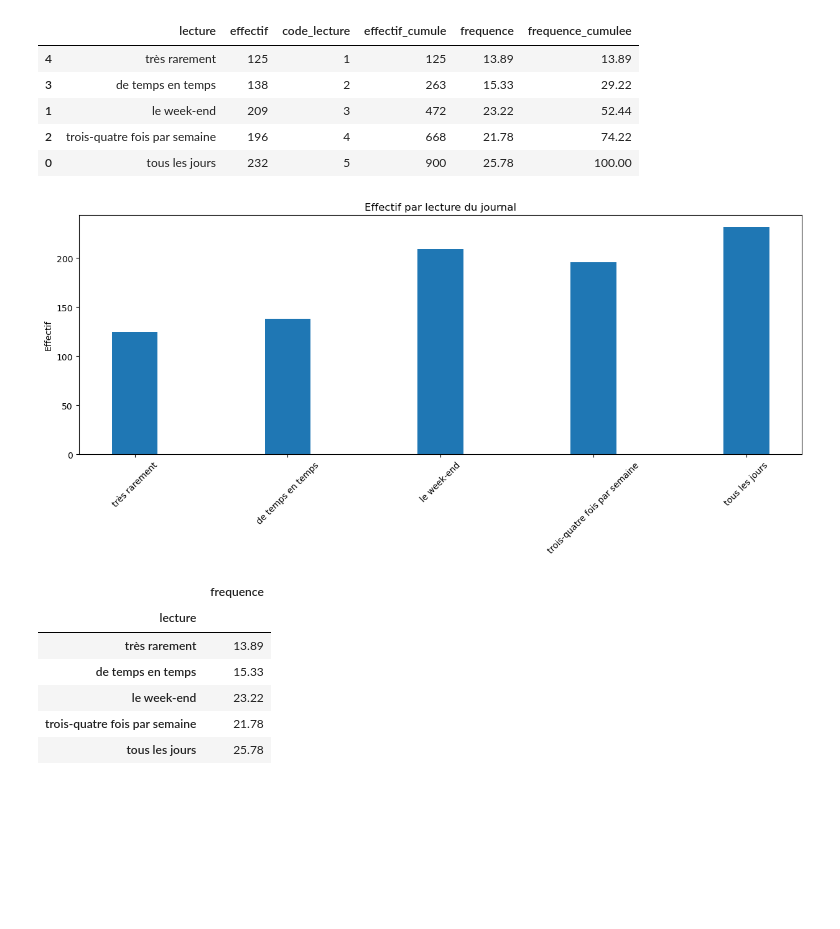
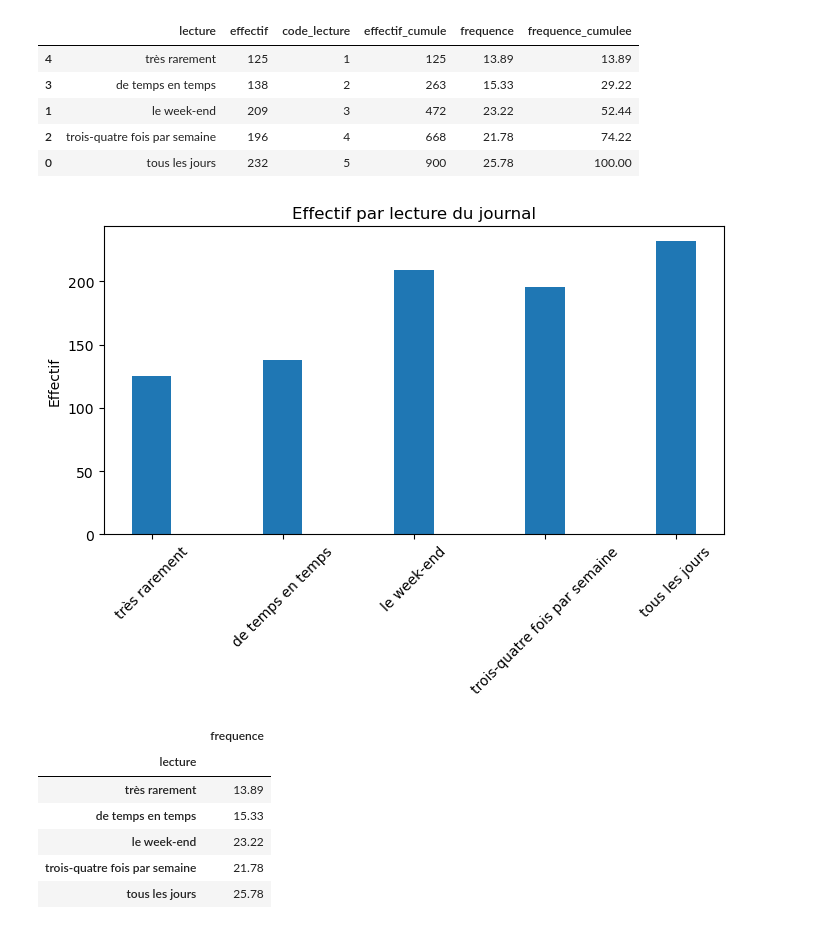
Before and after one commit to Sciences-historiques-numeriques/histoire_numerique_methodes, a Jupyter notebook: statistiques_descriptives/analyse_univariee_quali.ipynb, the cells around one changed output. Saved outputs shown, nothing was run; the diff lists cells and outputs as text; code cells hidden in the pictures; blank space fills up the shorter version.

```diff
--- a/statistiques_descriptives/analyse_univariee_quali.ipynb
+++ b/statistiques_descriptives/analyse_univariee_quali.ipynb
@@ -212,26 +213,26 @@ df_lecture_journal
 # %%
 # Distribution par lecture journal
 
 objects = [l for l in sgb_lecture_journal.index]
 eff = [l for l in sgb_lecture_journal.values]
 
 
 objects = [l for l in df_lecture_journal.sort_values('code_lecture')['lecture']]
 eff = [l for l in df_lecture_journal.sort_values('code_lecture')['effectif']]
 
 p1 = plt.bar(objects, eff, width=0.3)
 
 #plt.xticks(l5Years)
 plt.ylabel('Effectif')
 plt.title('Effectif par lecture du journal')
-plt.gcf().set_size_inches(15, 5)
+plt.gcf().set_size_inches(8,4)
 #plt.gca().axes.get_xaxis().set_visible(False)
 # supported formats: eps, pdf, pgf, png, ps, raw, rgba, svg, svgz
 #plt.savefig('exported_pictures/effectifs_naissances_par_annee.png', dpi=100, bbox_inches = "tight") #pdf, svg
 plt.xticks(rotation=45)
 plt.show()
 # %% [output]
-[figure, old version]
+[figure, new version]
 # %%
 lect_jour = df_lecture_journal[['lecture', 'frequence']]
 lect_jour.set_index('lecture', inplace=True)
```
Also changed, not shown: parts of 15 cells of this notebook, 3 other files.
